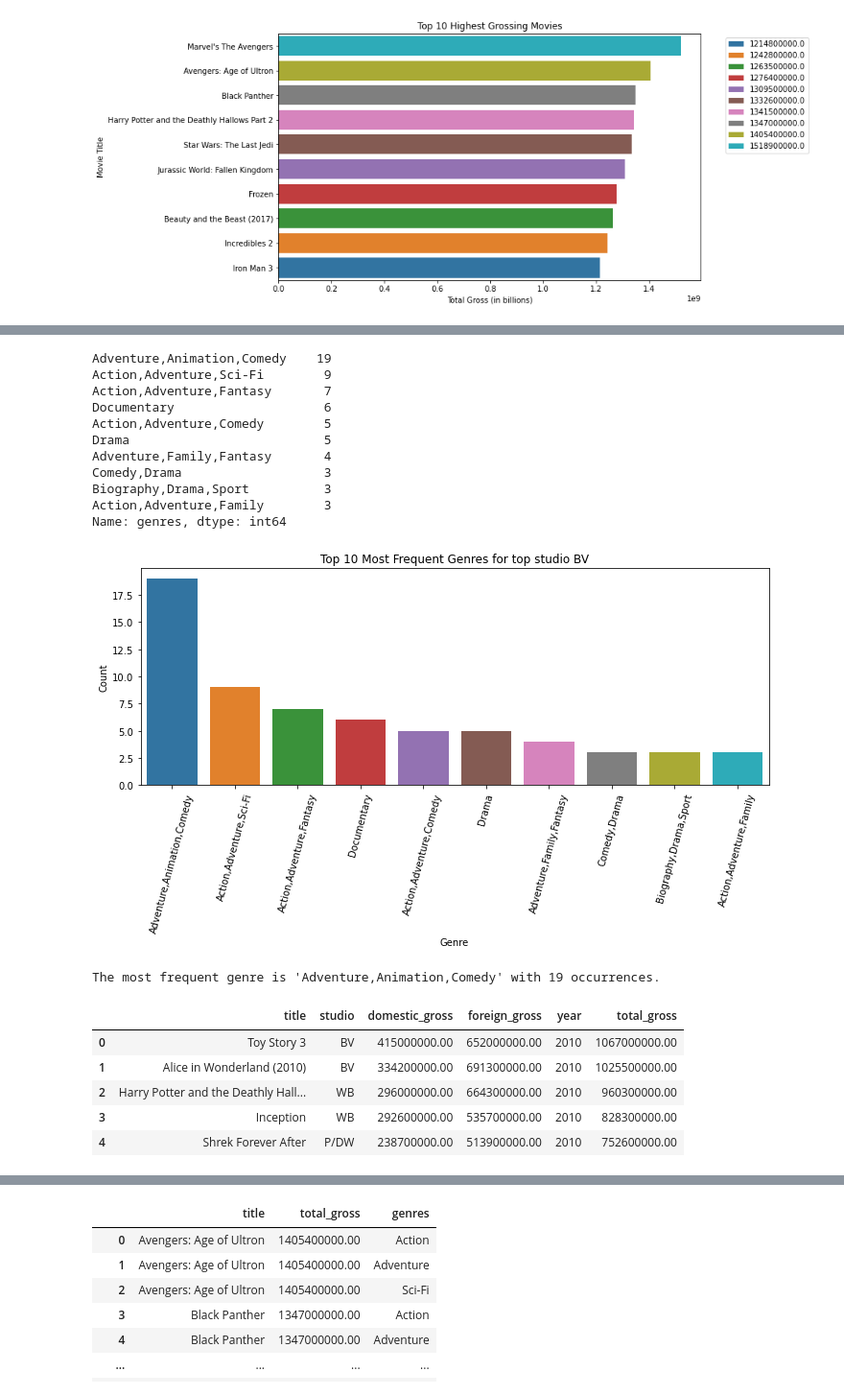
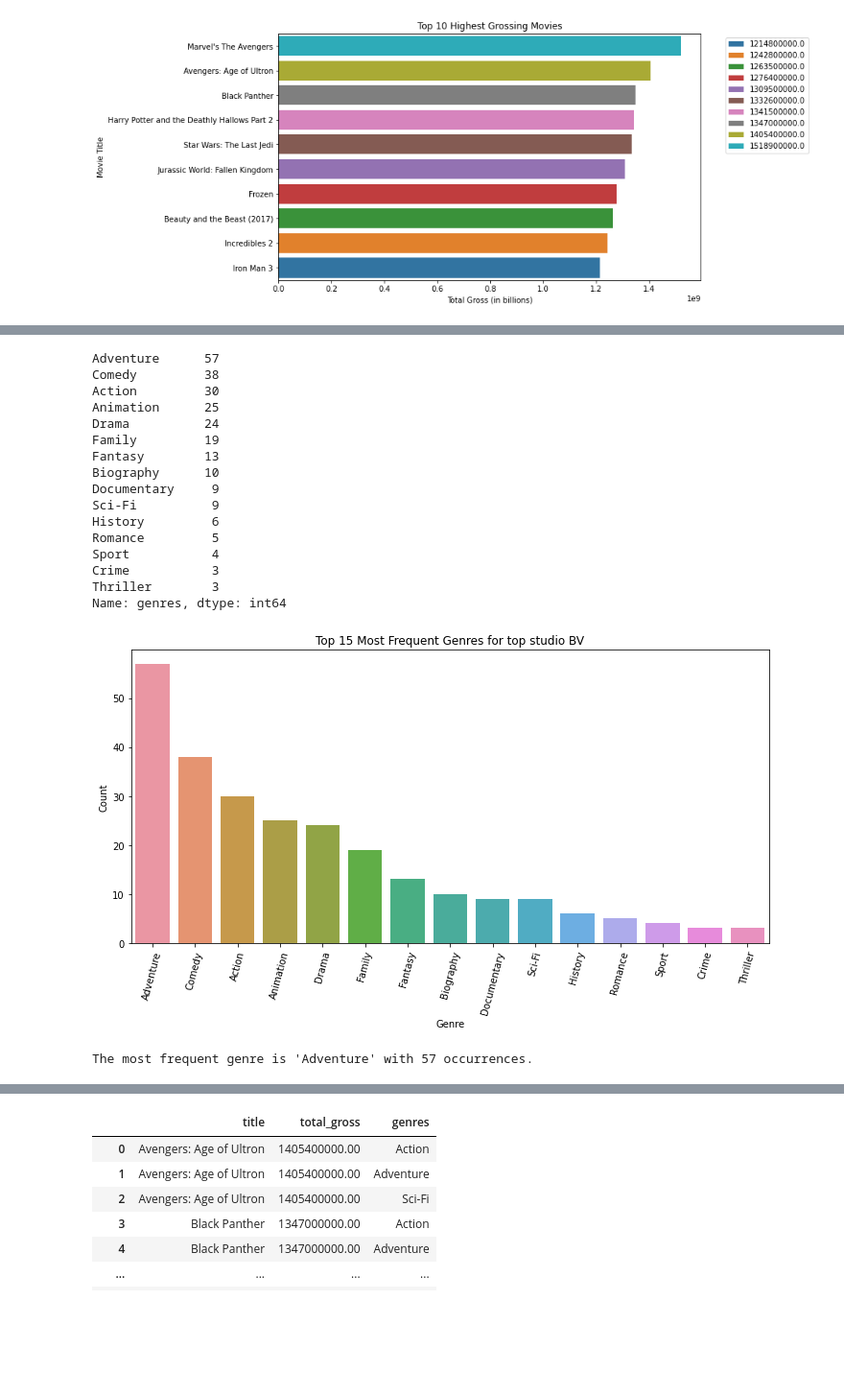
Before and after one commit to Bijal05/phase2_project, a Jupyter notebook: student.ipynb, the cells around one changed output, grey strips where cells are left out. Shown: that part at 96% size. Cells and saved outputs as stored; diff of their text form; code cells hidden in the pictures; blank space fills up the shorter version.

```diff
--- a/student.ipynb
+++ b/student.ipynb
@@ -356,5 +303,6 @@ plt.show()
 # %%
 df1.head()
+df1['foreign_gross'] = df1['foreign_gross'].astype(str)
 df1['foreign_gross'] = df1['foreign_gross'].str.replace(',', '').astype(float)
 # %%
 bv_movies=df1[df1['studio']=='BV']
@@ -486,7 +407,8 @@ df4.head()
 # %%
-df4.rename(columns={'primary_title': 'title'}, inplace=True)
+#df4.rename(columns={'primary_title': 'title'}, inplace=True)
+new_df.rename(columns={'primary_title': 'title'}, inplace=True)
 bv_movie_titles_df = pd.DataFrame({'title': bv_movie_titles})
-required_merge = bv_movie_titles_df.merge(df4, on='title', how='left')
+required_merge = bv_movie_titles_df.merge(new_df, on='title', how='left')
 bv_movie_genres = required_merge[['title', 'genres']]
 print(bv_movie_genres)
 # %% [output]
@@ -508,44 +454,40 @@ print(bv_movie_genres)
 bv_movie_genres_df=pd.DataFrame(bv_movie_genres)
 bv_movie_genres_df.isnull().sum()
 bv_movie_genres_df.dropna()
-top_10_genres=bv_movie_genres_df['genres'].value_counts()
-top_10_genres.head(10)
+top_15_genres=bv_movie_genres_df['genres'].value_counts()
+top_15_genres.head(15)
 # %% [output]
-Adventure,Animation,Comedy    19
-Action,Adventure,Sci-Fi        9
-Action,Adventure,Fantasy       7
-Documentary                    6
-Action,Adventure,Comedy        5
-Drama                          5
-Adventure,Family,Fantasy       4
-Comedy,Drama                   3
-Biography,Drama,Sport          3
-Action,Adventure,Family        3
+Adventure      57
+Comedy         38
+Action         30
+Animation      25
+Drama          24
+Family         19
+Fantasy        13
+Biography      10
+Documentary     9
+Sci-Fi          9
+History         6
+Romance         5
+Sport           4
+Crime           3
+Thriller        3
 Name: genres, dtype: int64
 # %%
 plt.figure(figsize=(10, 6))
-sns.barplot(x=top_10_genres.head(10).index, y=top_10_genres.head(10).values)
-plt.title('Top 10 Most Frequent Genres for top studio BV')
+sns.barplot(x=top_15_genres.head(15).index, y=top_15_genres.head(15).values)
+plt.title('Top 15 Most Frequent Genres for top studio BV')
 plt.xlabel('Genre')
 plt.ylabel('Count')
 plt.xticks(rotation=75)
 plt.tight_layout()
 plt.show()
 # %% [output]
-[figure, old version]
+[figure, new version]
 # %%
 genre_counts = bv_movie_genres['genres'].value_counts()
 most_frequent_genre = genre_counts.idxmax()
 frequency_of_most_frequent_genre = genre_counts.max()
 print(f"The most frequent genre is '{most_frequent_genre}' with {frequency_of_most_frequent_genre} occurrences.")
 # %% [output]
-The most frequent genre is 'Adventure,Animation,Comedy' with 19 occurrences.
+The most frequent genre is 'Adventure' with 57 occurrences.
-# %%
-df1.head()
-# %% [output]
-|  | title | studio | domestic_gross | foreign_gross | year | total_gross |
-| 0 | Toy Story 3 | BV | 415000000.00 | 652000000.00 | 2010 | 1067000000.00 |
-| 1 | Alice in Wonderland (2010) | BV | 334200000.00 | 691300000.00 | 2010 | 1025500000.00 |
-| 2 | Harry Potter and the Deathly Hall... | WB | 296000000.00 | 664300000.00 | 2010 | 960300000.00 |
-| 3 | Inception | WB | 292600000.00 | 535700000.00 | 2010 | 828300000.00 |
-| 4 | Shrek Forever After | P/DW | 238700000.00 | 513900000.00 | 2010 | 752600000.00 |
```
Also changed, not shown: parts of 54 cells of this notebook.
